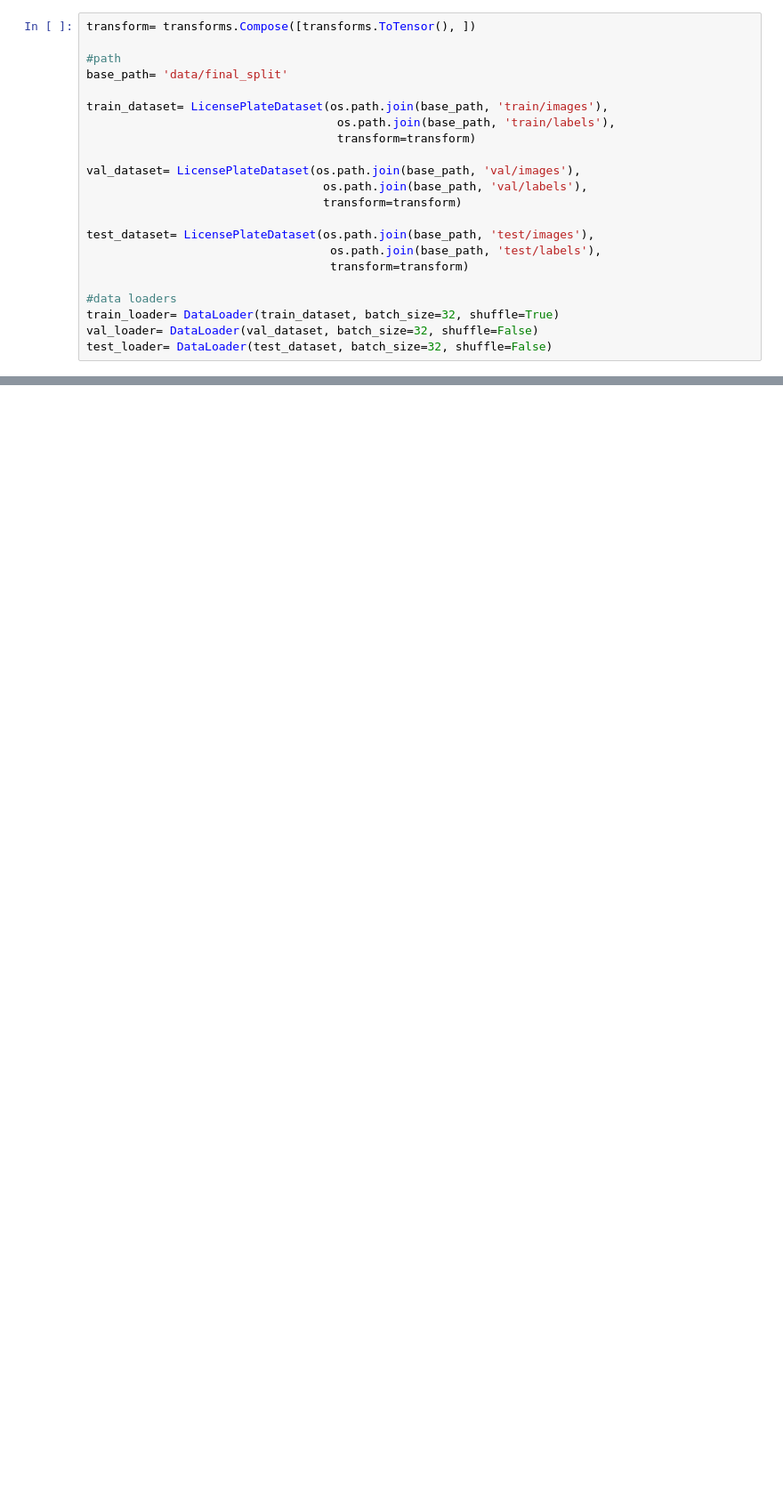
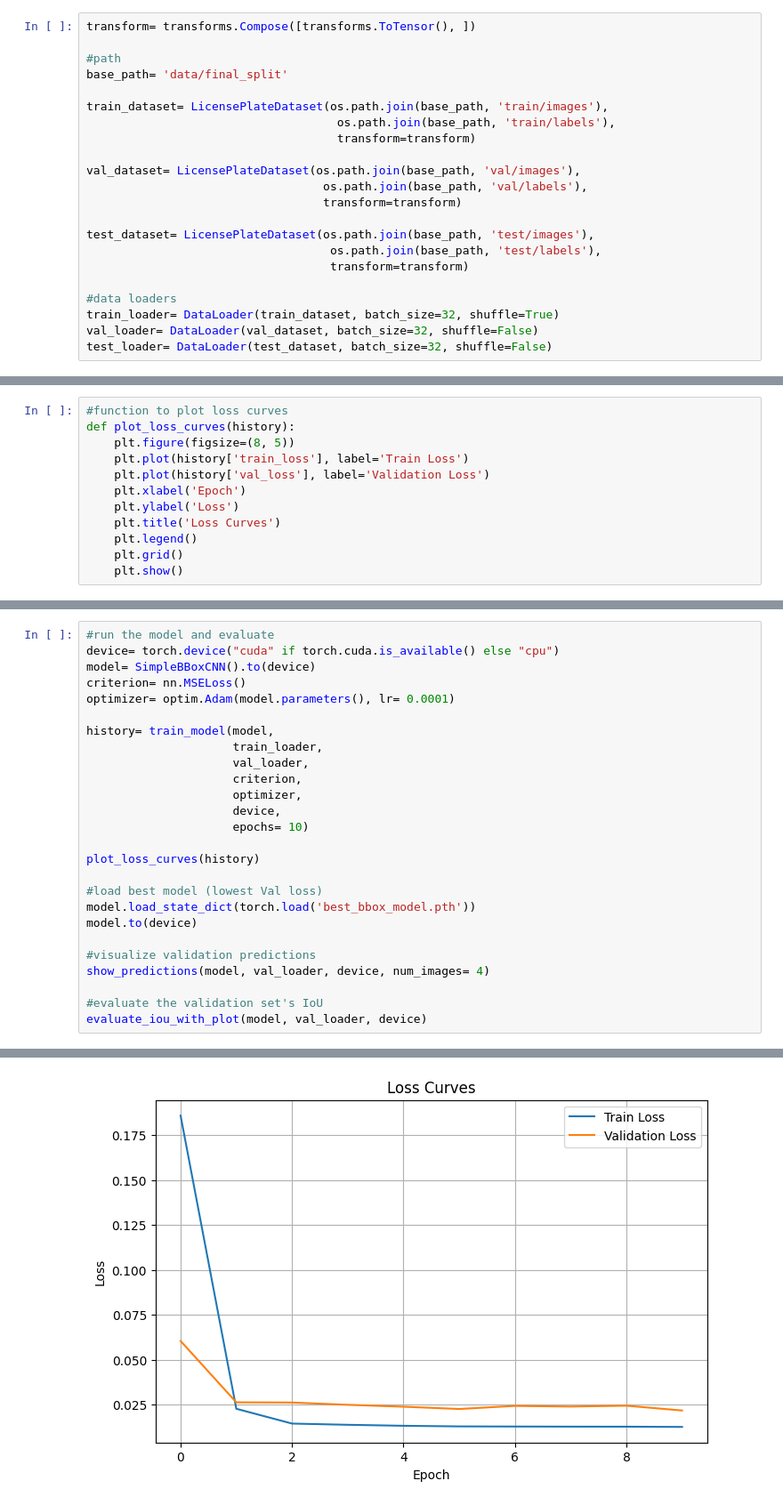
Before and after one commit to AndrewReusche/License_Plate_Detection, a Jupyter notebook: 3rd_notebook.ipynb, the cells around one changed output, grey strips where cells are left out. Shown at 89% size. Cells and saved outputs as stored; diff of their text form; blank space fills up the shorter version.

```diff
--- a/3rd_notebook.ipynb
+++ b/3rd_notebook.ipynb
@@ -523,0 +862,12 @@ show_batch_with_boxes(train_loader, batch_size= 4)
+# %%
+#function to plot loss curves
+def plot_loss_curves(history):
+    plt.figure(figsize=(8, 5))
+    plt.plot(history['train_loss'], label='Train Loss')
+    plt.plot(history['val_loss'], label='Validation Loss')
+    plt.xlabel('Epoch')
+    plt.ylabel('Loss')
+    plt.title('Loss Curves')
+    plt.legend()
+    plt.grid()
+    plt.show()
@@ -523,0 +985,27 @@ show_batch_with_boxes(train_loader, batch_size= 4)
+# %%
+#run the model and evaluate
+device= torch.device("cuda" if torch.cuda.is_available() else "cpu")
+model= SimpleBBoxCNN().to(device)
+criterion= nn.MSELoss()
+optimizer= optim.Adam(model.parameters(), lr= 0.0001)
+
+history= train_model(model,
+                     train_loader,
+                     val_loader,
+                     criterion,
+                     optimizer,
+                     device,
+                     epochs= 10)
+
+plot_loss_curves(history)
+
+#load best model (lowest Val loss)
+model.load_state_dict(torch.load('best_bbox_model.pth'))
+model.to(device)
+
+#visualize validation predictions
+show_predictions(model, val_loader, device, num_images= 4)
+
+#evaluate the validation set's IoU
+evaluate_iou_with_plot(model, val_loader, device)
+# %% [output]
@@ -523,0 +1029 @@ show_batch_with_boxes(train_loader, batch_size= 4)
+[figure, added]
```
Also changed, not shown: parts of 19 cells of this notebook.
